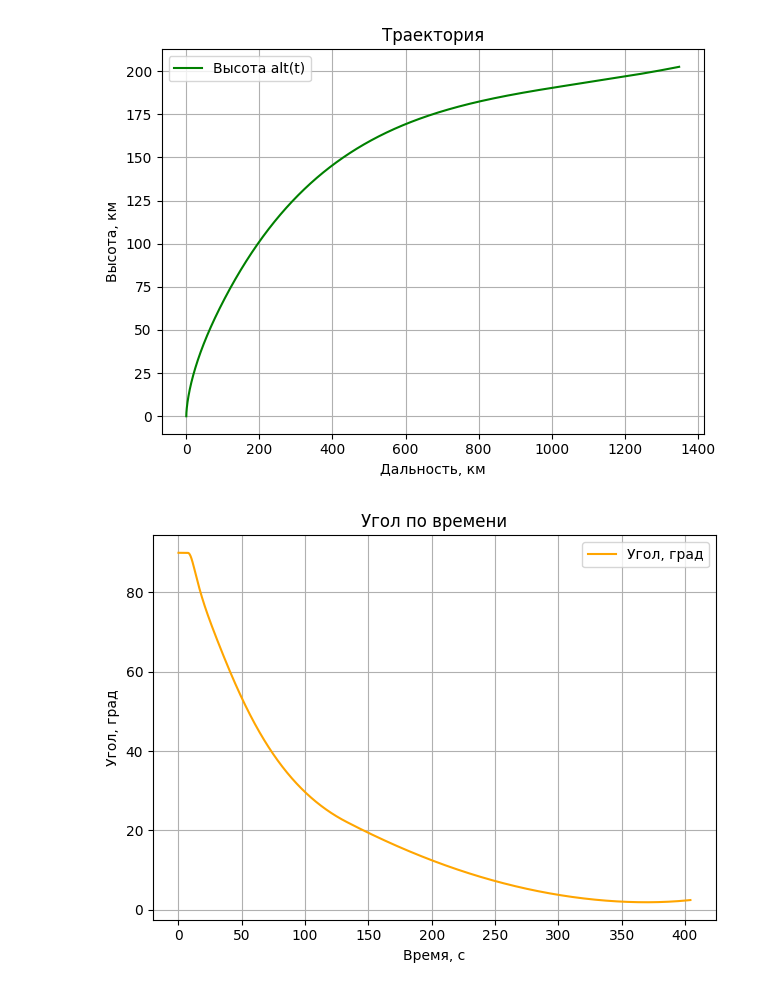
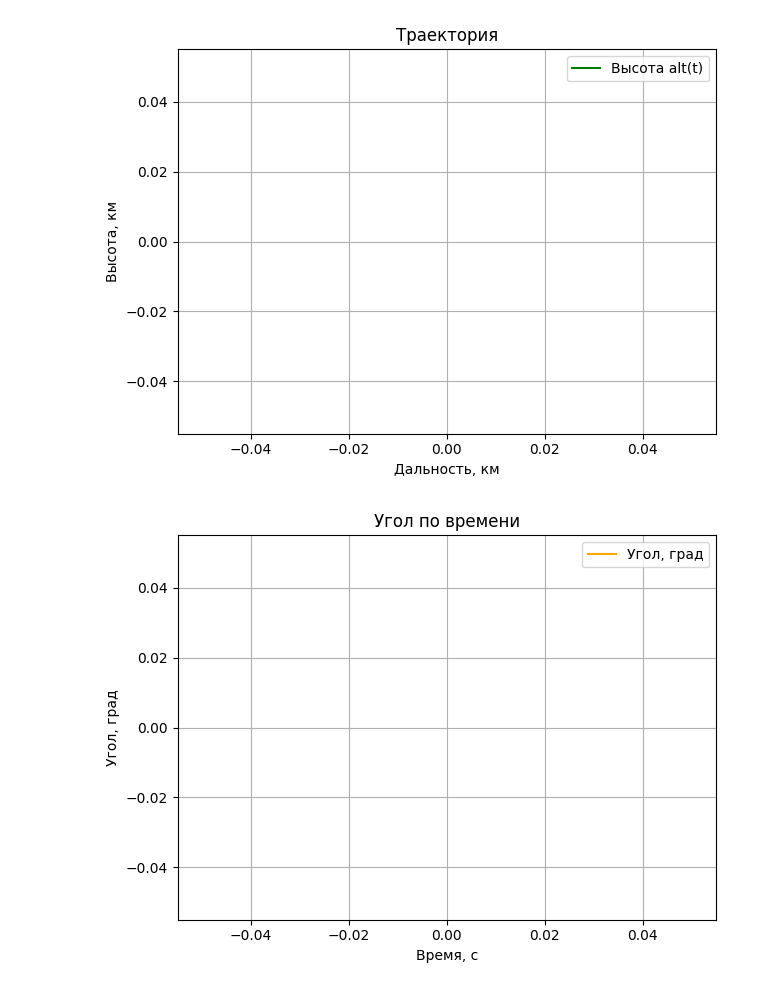
Before and after one commit to VladimirSmetana/UniFlight, a Jupyter notebook: ballistics_plots.ipynb, the cells around one changed output. Saved outputs shown, nothing was run; the diff lists cells and outputs as text; code cells hidden in the pictures.

```diff
--- a/ballistics_plots.ipynb
+++ b/ballistics_plots.ipynb
@@ -64,16 +29,16 @@ plt.show()
 # %%
-plt.plot(sol.y[4]/1000, sol.y[3]/1000, label='Высота alt(t)', color='green')
+plt.plot(ballistics.long_list, ballistics.alt_list, label='Высота alt(t)', color='green')
 plt.xlabel('Дальность, км')
 plt.ylabel('Высота, км')
 plt.title('Траектория')
 plt.legend()
 plt.grid(True)
 plt.tight_layout()
 plt.show()
 # %% [output]
-[figure, old version]
+[figure, new version]
 # %%
-plt.plot(sol.t, sol.y[1]*57.3, label='Угол, град', color='orange')
+plt.plot(ballistics.time_list, ballistics.traj_list, label='Угол, град', color='orange')
 plt.xlabel('Время, с')
 plt.ylabel('Угол, град')
 plt.title('Угол по времени')
@@ -82,4 +47,4 @@ plt.grid(True)
 plt.tight_layout()
 plt.show()
 # %% [output]
-[figure, old version]
+[figure, new version]
```
Also changed, not shown: parts of 4 cells of this notebook, 10 other files.
